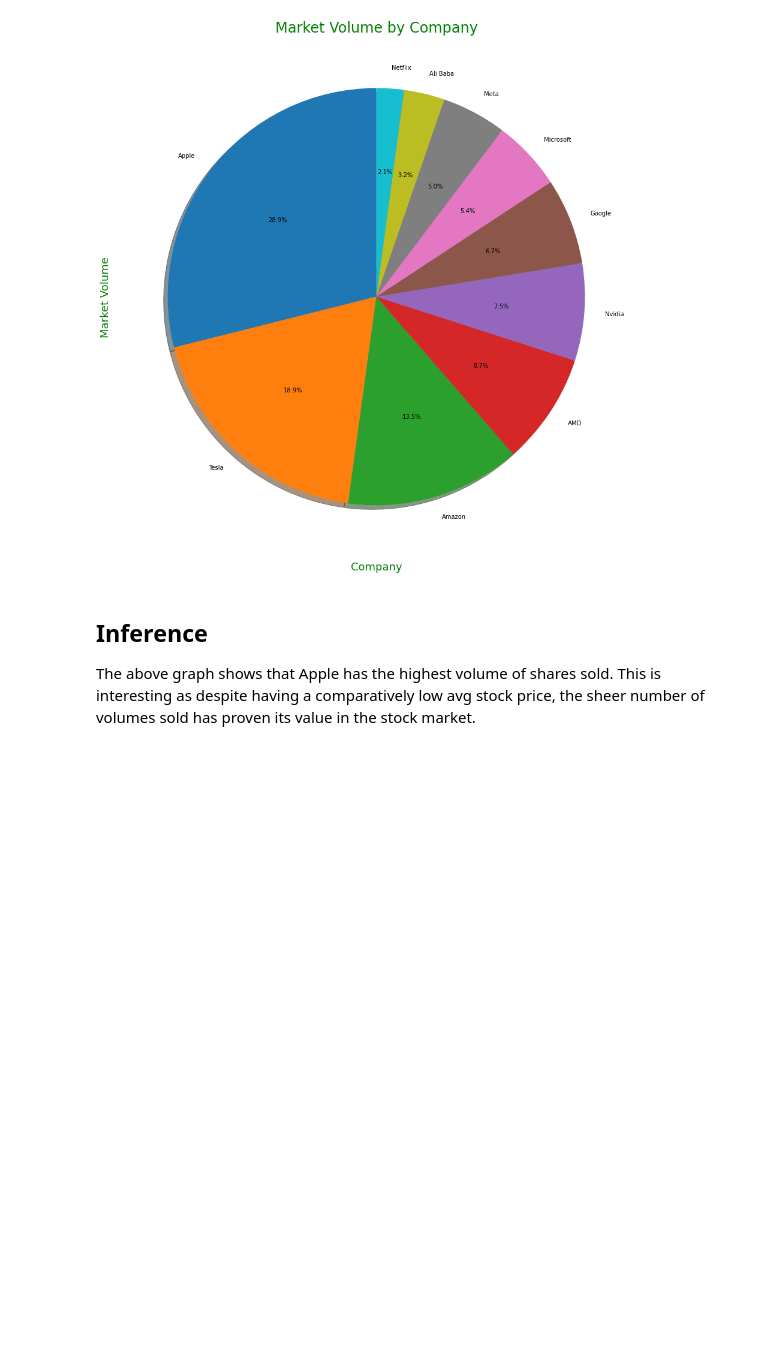
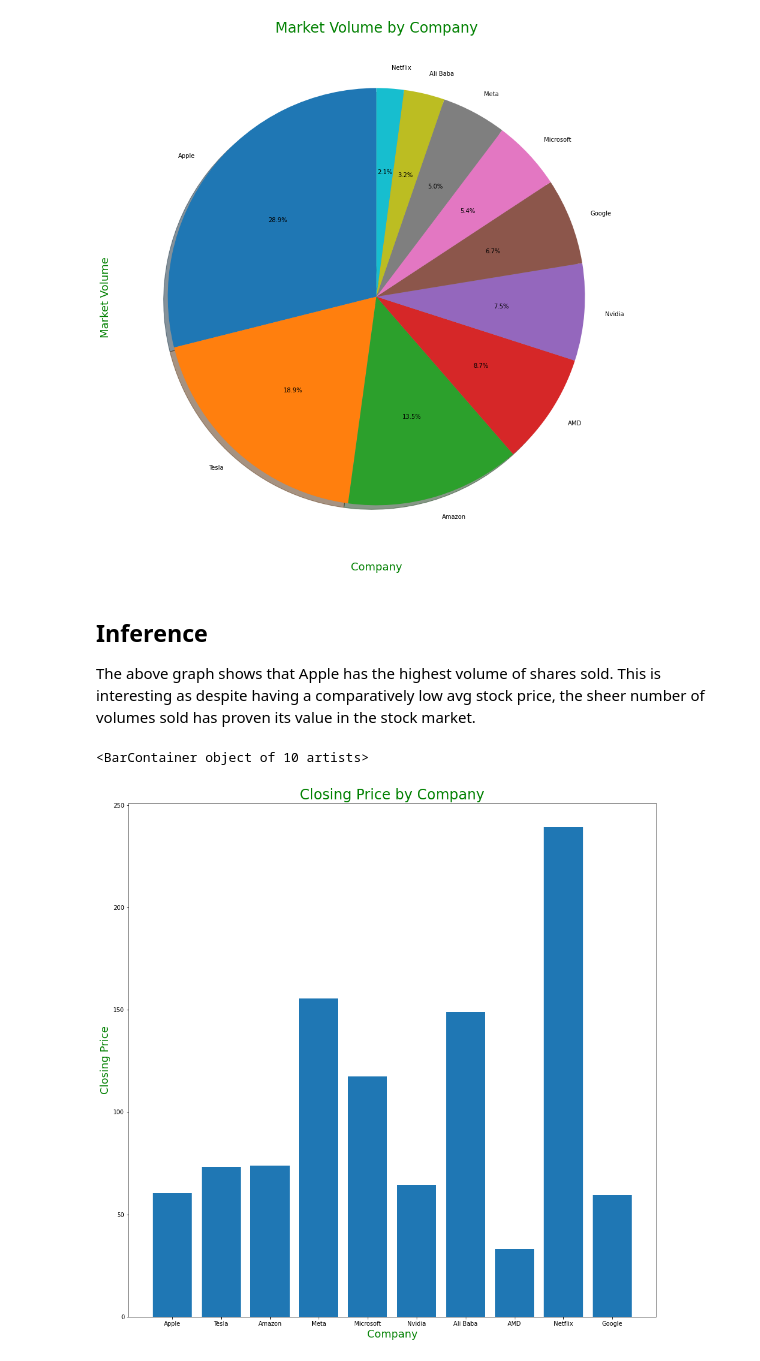
Before and after one commit to ubco-W2022T2-data301/Group35, a Jupyter notebook: analysis/analysis3.ipynb, the cells around one changed output. Drawn from its saved outputs; the diff is of its cells as text; code cells hidden in the pictures; blank space fills up the shorter version.

```diff
--- a/analysis/analysis3.ipynb
+++ b/analysis/analysis3.ipynb
@@ -134,3 +134,13 @@ plt.show()
 # %% [markdown]
 ## Inference
 The above graph shows that Apple has the highest volume of shares sold. This is interesting as despite having a comparatively low avg stock price, the sheer number of volumes sold has proven its value in the stock market.
+# %%
+temp = cleaned.head(10)
+plt.figure(figsize=(16,16))
+plt.xlabel('Company',fontsize=18).set_color('Green')
+plt.ylabel('Closing Price',fontsize=18).set_color('Green')
+plt.title('Closing Price by Company', fontsize=24).set_color('Green')
+plt.bar(temp['Name'], temp['Adj Close'])
+# %% [output]
+<BarContainer object of 10 artists>
+[figure, added]
```
Also changed, not shown: parts of 3 cells of this notebook.
